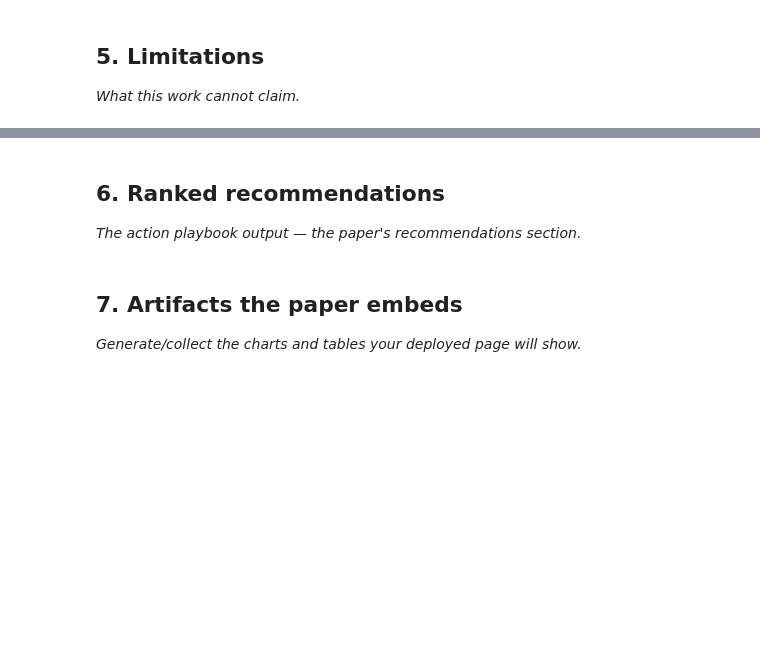
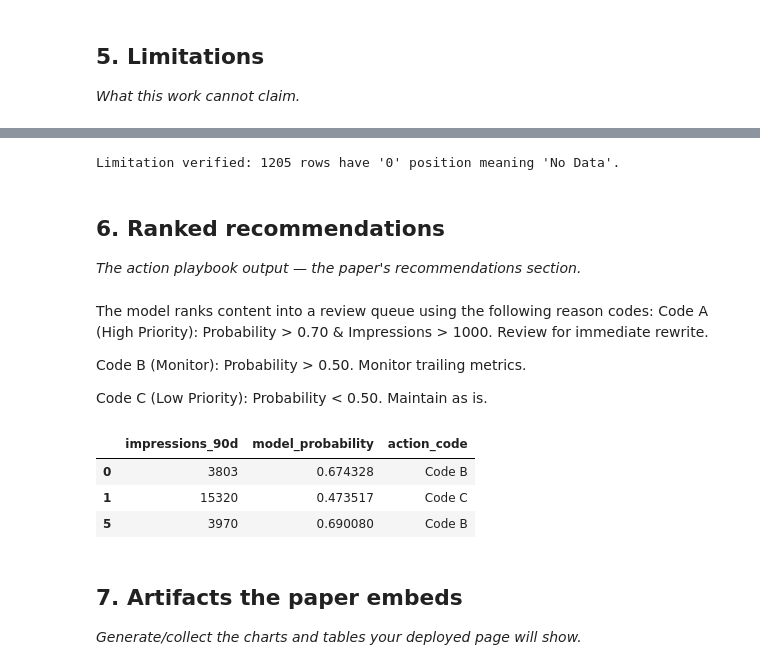
Before and after one commit to Basil-Maqbool/flyrank-internship-assignment1, a Jupyter notebook: work/notebooks/capstone.ipynb, the cells around one changed output, grey strips where cells are left out. Cells and saved outputs as stored; diff of their text form; code cells hidden in the pictures; blank space fills up the shorter version.

```diff
--- a/work/notebooks/capstone.ipynb
+++ b/work/notebooks/capstone.ipynb
@@ -24,0 +86,17 @@ This skeleton is yours to fill. Work the sections **in order** — each one has
+# %%
+test_df = X_test.copy()
+test_df['actual_label'] = y_test
+test_df['model_probability'] = rf.predict_proba(X_test)[:, 1]
+
+def apply_baseline(row):
+    if row['days_since_last_update'] >= 180 and row['impressions_90d'] >= 500: return 100
+    if row['days_since_last_update'] >= 90 and row['impressions_90d'] >= 100: return 50
+    return 0
+
+test_df['baseline_score'] = test_df.apply(apply_baseline, axis=1)
+model_p50 = test_df.sort_values('model_probability', ascending=False).head(50)['actual_label'].mean()
+baseline_p50 = test_df.sort_values(['baseline_score', 'impressions_90d'], ascending=[False, False]).head(50)['actual_label'].mean()
+
+print(f"Base Rate: {y.mean():.2f}")
+print(f"Baseline Precision@50: {baseline_p50:.2f}")
+print(f"Model Precision@50: {model_p50:.2f}")
@@ -29,7 +115,30 @@ This skeleton is yours to fill. Work the sections **in order** — each one has
+# %%
+zero_pos = len(df[df['avg_position'] == 0])
+print(f"Limitation verified: {zero_pos} rows have '0' position meaning 'No Data'.")
+# %% [output]
+Limitation verified: 1205 rows have '0' position meaning 'No Data'.
 # %% [markdown]
 ## 6. Ranked recommendations
 
 *The action playbook output — the paper's recommendations section.*
+# %% [markdown]
+The model ranks content into a review queue using the following reason codes:  Code A (High Priority): Probability > 0.70 & Impressions > 1000. Review for immediate rewrite.
+
+Code B (Monitor): Probability > 0.50. Monitor trailing metrics.
+
+Code C (Low Priority): Probability < 0.50. Maintain as is.
+# %%
+def assign_code(row):
+    if row['model_probability'] > 0.70 and row['impressions_90d'] > 1000: return 'Code A'
+    elif row['model_probability'] >= 0.50: return 'Code B'
+    else: return 'Code C'
+test_df['action_code'] = test_df.apply(assign_code, axis=1)
+display(test_df[['impressions_90d', 'model_probability', 'action_code']].head(3))
+# %% [output]
+|  | impressions_90d | model_probability | action_code |
+| 0 | 3803 | 0.674328 | Code B |
+| 1 | 15320 | 0.473517 | Code C |
+| 5 | 3970 | 0.690080 | Code B |
 # %% [markdown]
 ## 7. Artifacts the paper embeds
 
```
Also changed, not shown: parts of 16 cells of this notebook.
